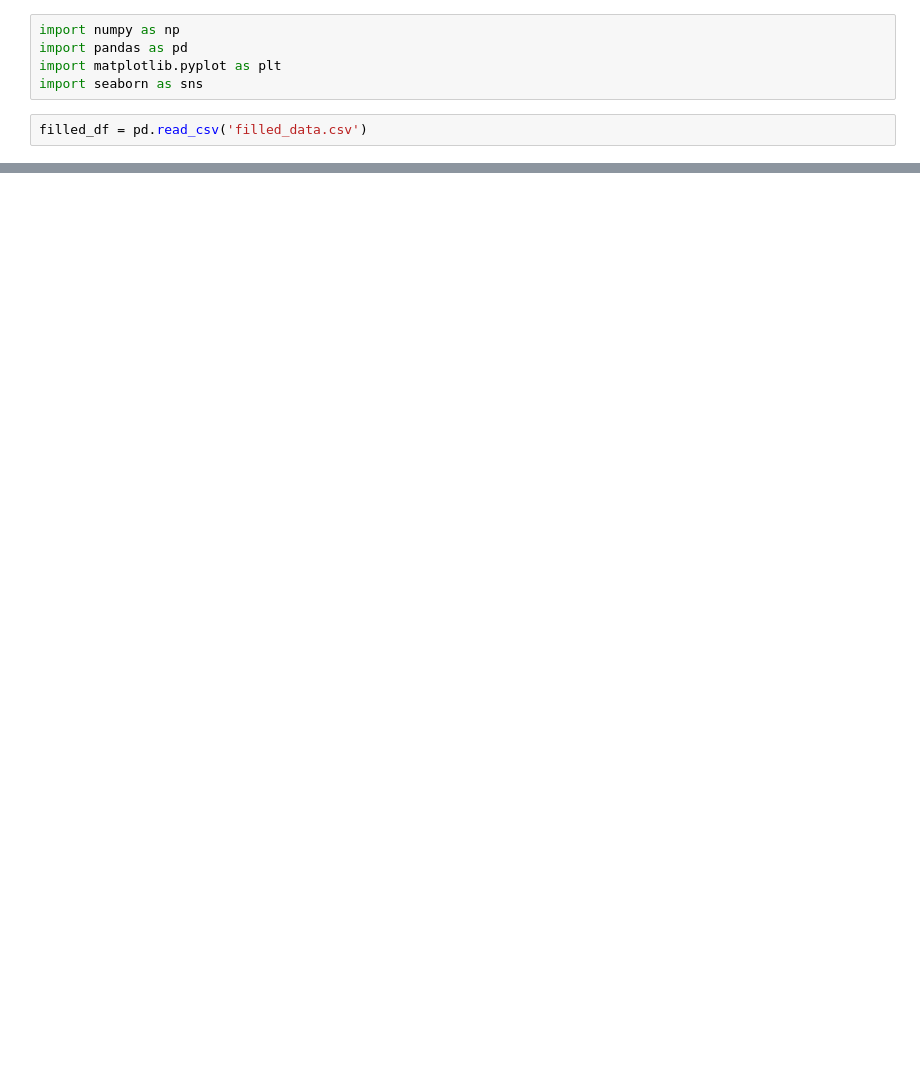
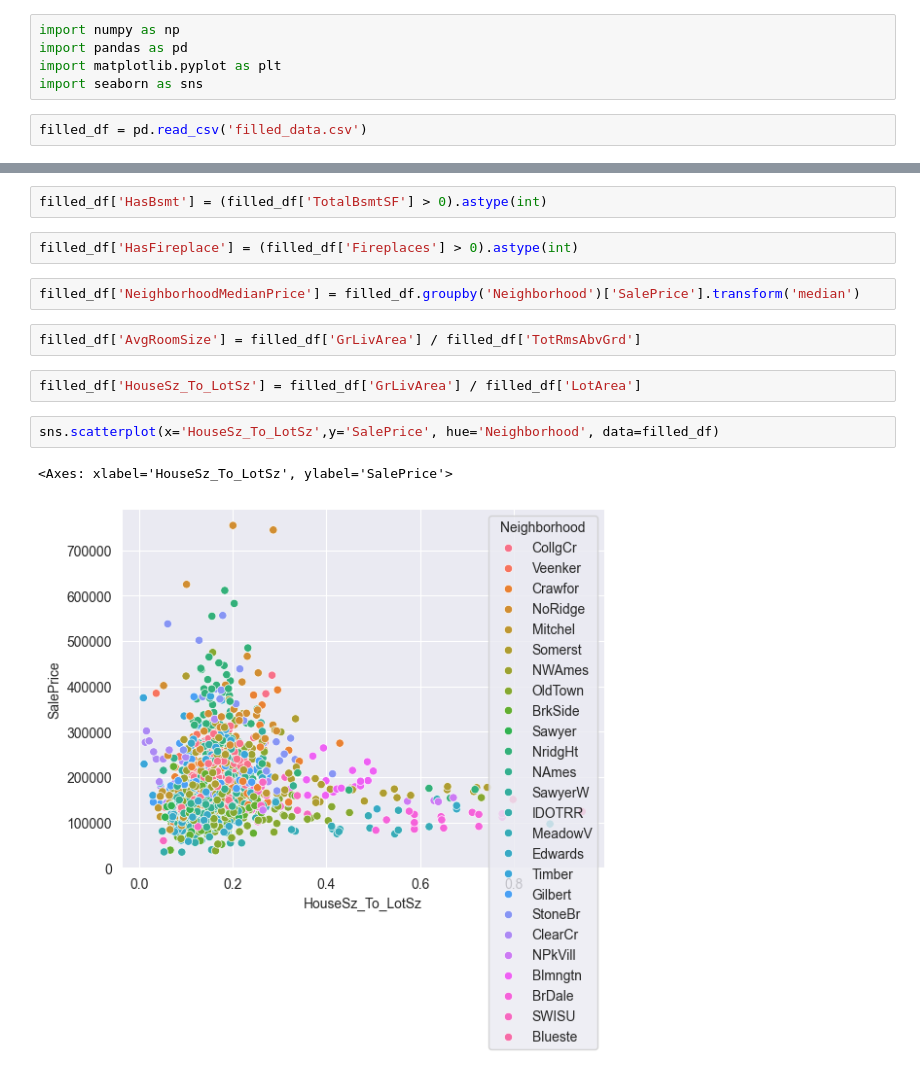
Before and after one commit to Yigit10ur/ames-housing-dataset-solution, a Jupyter notebook: PyCharmMiscProject/feature_engineering.ipynb, the cells around one changed output, grey strips where cells are left out. Drawn from its saved outputs; the diff is of its cells as text; blank space fills up the shorter version.

```diff
--- a/PyCharmMiscProject/feature_engineering.ipynb
+++ b/PyCharmMiscProject/feature_engineering.ipynb
@@ -200,0 +44,15 @@ filled_df.to_csv('eng_df.csv')
+# %%
+filled_df['HasBsmt'] = (filled_df['TotalBsmtSF'] > 0).astype(int)
+# %%
+filled_df['HasFireplace'] = (filled_df['Fireplaces'] > 0).astype(int)
+# %%
+filled_df['NeighborhoodMedianPrice'] = filled_df.groupby('Neighborhood')['SalePrice'].transform('median')
+# %%
+filled_df['AvgRoomSize'] = filled_df['GrLivArea'] / filled_df['TotRmsAbvGrd']
+# %%
+filled_df['HouseSz_To_LotSz'] = filled_df['GrLivArea'] / filled_df['LotArea']
+# %%
+sns.scatterplot(x='HouseSz_To_LotSz',y='SalePrice', hue='Neighborhood', data=filled_df)
+# %% [output]
+<Axes: xlabel='HouseSz_To_LotSz', ylabel='SalePrice'>
+[figure, added]
```
Also changed, not shown: parts of 43 cells of this notebook.
